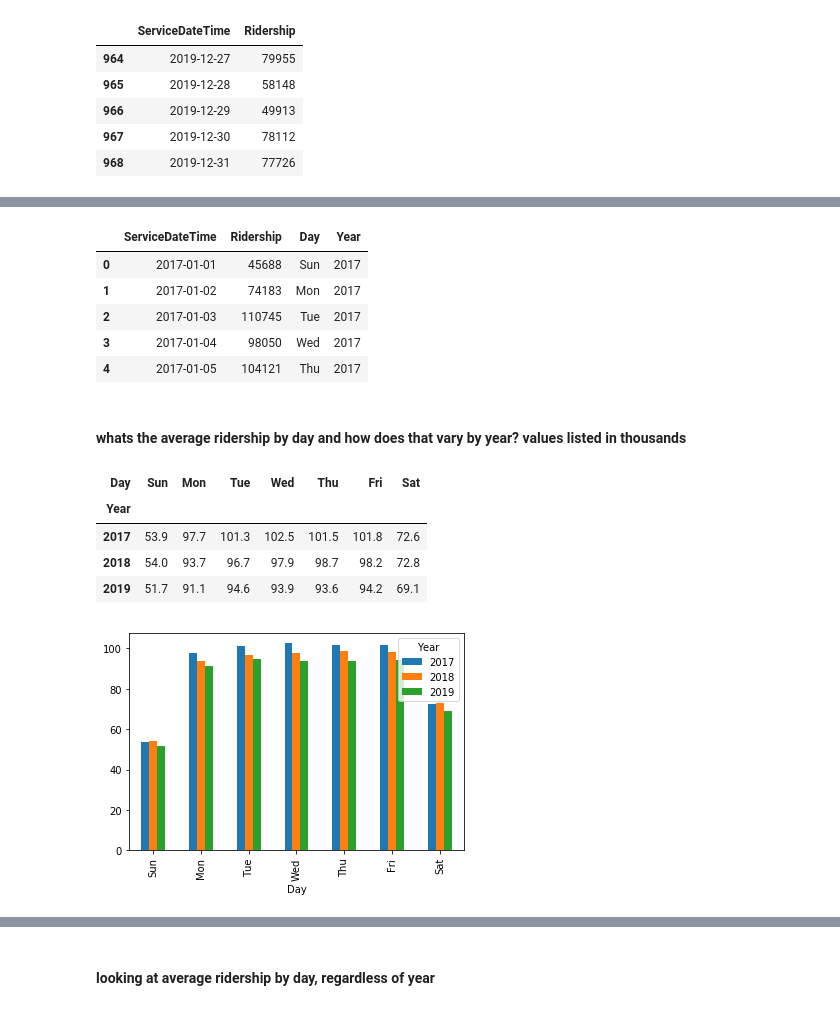
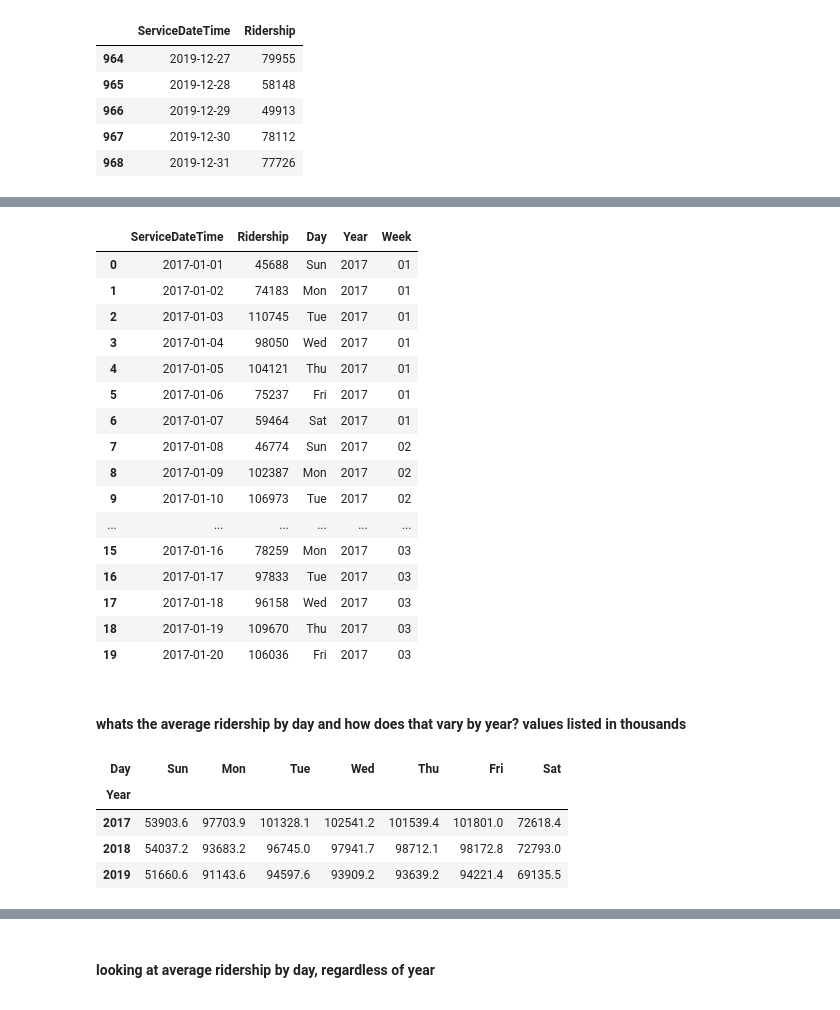
Before and after one commit to get-on-the-bus/via-project, a Jupyter notebook: misty/ridership stuff.ipynb, the cells around one changed output, grey strips where cells are left out. Cells and saved outputs as stored; diff of their text form; code cells hidden in the pictures.

```diff
--- a/misty/ridership stuff.ipynb
+++ b/misty/ridership stuff.ipynb
@@ -96,13 +112,27 @@ subset.tail()
+# %%
+subset = subset.groupby('ServiceDateTime').sum().reset_index()
 # %%
 #adding in day and year for analyzing
 subset['Day'] = subset.ServiceDateTime.dt.strftime('%a')
 subset['Year'] = subset.ServiceDateTime.dt.strftime('%Y')
+subset['Week'] = subset.ServiceDateTime.dt.strftime('%U')
 # %%
-subset.head()
+subset.head(20)
 # %% [output]
-|  | ServiceDateTime | Ridership | Day | Year |
-| 0 | 2017-01-01 | 45688 | Sun | 2017 |
-| 1 | 2017-01-02 | 74183 | Mon | 2017 |
-| 2 | 2017-01-03 | 110745 | Tue | 2017 |
-| 3 | 2017-01-04 | 98050 | Wed | 2017 |
-| 4 | 2017-01-05 | 104121 | Thu | 2017 |
+|  | ServiceDateTime | Ridership | Day | Year | Week |
+| 0 | 2017-01-01 | 45688 | Sun | 2017 | 01 |
+| 1 | 2017-01-02 | 74183 | Mon | 2017 | 01 |
+| 2 | 2017-01-03 | 110745 | Tue | 2017 | 01 |
+| 3 | 2017-01-04 | 98050 | Wed | 2017 | 01 |
+| 4 | 2017-01-05 | 104121 | Thu | 2017 | 01 |
+| 5 | 2017-01-06 | 75237 | Fri | 2017 | 01 |
+| 6 | 2017-01-07 | 59464 | Sat | 2017 | 01 |
+| 7 | 2017-01-08 | 46774 | Sun | 2017 | 02 |
+| 8 | 2017-01-09 | 102387 | Mon | 2017 | 02 |
+| 9 | 2017-01-10 | 106973 | Tue | 2017 | 02 |
+| ... | ... | ... | ... | ... | ... |
+| 15 | 2017-01-16 | 78259 | Mon | 2017 | 03 |
+| 16 | 2017-01-17 | 97833 | Tue | 2017 | 03 |
+| 17 | 2017-01-18 | 96158 | Wed | 2017 | 03 |
+| 18 | 2017-01-19 | 109670 | Thu | 2017 | 03 |
+| 19 | 2017-01-20 | 106036 | Fri | 2017 | 03 |
@@ -111,16 +143,11 @@ subset.head()
 # %%
 df_day = pd.pivot_table(subset, index='Year', columns = 'Day', values='Ridership', aggfunc='mean')
 df_day = df_day[['Sun','Mon','Tue','Wed','Thu','Fri','Sat']]
-df_day = round(df_day/1000,1)
+df_day = round(df_day,1)
 df_day
 # %% [output]
 | Day | Sun | Mon | Tue | Wed | Thu | Fri | Sat |
 | Year |  |  |  |  |  |  |  |
-| 2017 | 53.9 | 97.7 | 101.3 | 102.5 | 101.5 | 101.8 | 72.6 |
-| 2018 | 54.0 | 93.7 | 96.7 | 97.9 | 98.7 | 98.2 | 72.8 |
-| 2019 | 51.7 | 91.1 | 94.6 | 93.9 | 93.6 | 94.2 | 69.1 |
+| 2017 | 53903.6 | 97703.9 | 101328.1 | 102541.2 | 101539.4 | 101801.0 | 72618.4 |
+| 2018 | 54037.2 | 93683.2 | 96745.0 | 97941.7 | 98712.1 | 98172.8 | 72793.0 |
+| 2019 | 51660.6 | 91143.6 | 94597.6 | 93909.2 | 93639.2 | 94221.4 | 69135.5 |
-# %%
-df_day.T.plot.bar()
-plt.show()
-# %% [output]
-[figure, removed]
```
Also changed, not shown: parts of 10 cells of this notebook, 4 other files.
